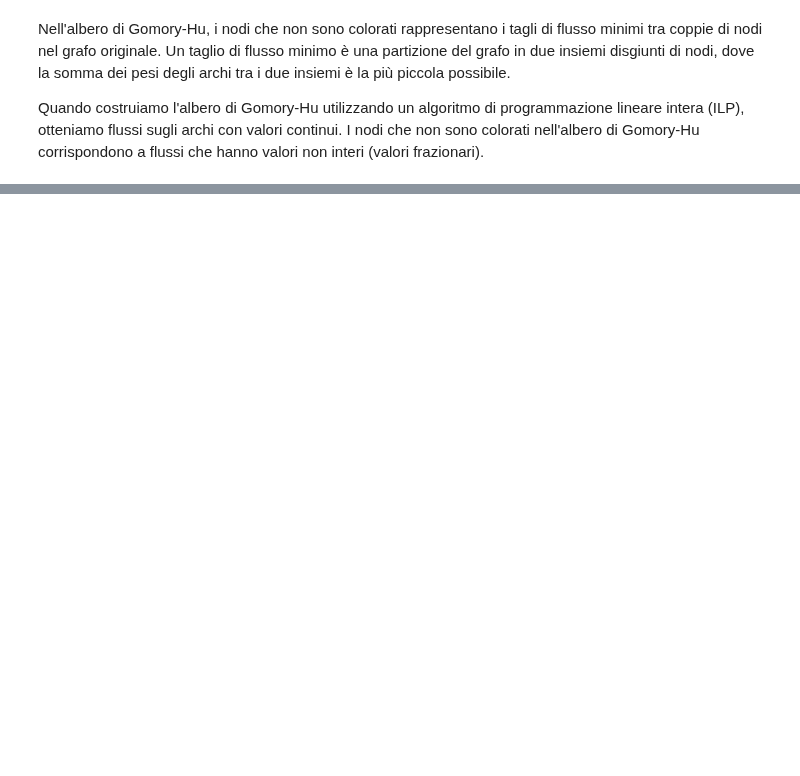
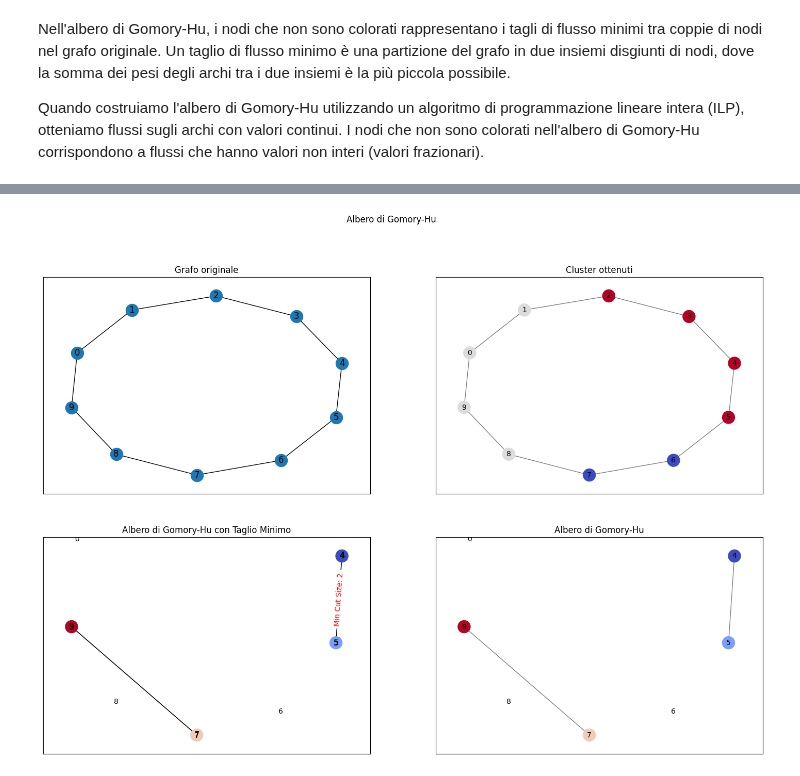
Before and after one commit to ele10-code/k-clustering, a Jupyter notebook: k-clustering.ipynb, the cells around one changed output, grey strips where cells are left out. Drawn from its saved outputs; the diff is of its cells as text; code cells hidden in the pictures; blank space fills up the shorter version.

```diff
--- a/k-clustering.ipynb
+++ b/k-clustering.ipynb
@@ -582,3 +472,95 @@ Tempo di esecuzione: 1.4756252765655518 secondi
 Nell'albero di Gomory-Hu, i nodi che non sono colorati rappresentano i tagli di flusso minimi tra coppie di nodi nel grafo originale. Un taglio di flusso minimo è una partizione del grafo in due insiemi disgiunti di nodi, dove la somma dei pesi degli archi tra i due insiemi è la più piccola possibile.
 
 Quando costruiamo l'albero di Gomory-Hu utilizzando un algoritmo di programmazione lineare intera (ILP), otteniamo flussi sugli archi con valori continui. I nodi che non sono colorati nell'albero di Gomory-Hu corrispondono a flussi che hanno valori non interi (valori frazionari).
+# %%
+import networkx as nx
+import matplotlib.pyplot as plt
+import pulp
+
+import time
+
+time_start = time.time()
+
+# Imposta le opzioni di stampa del solver a "normale"
+pulp.LpSolverDefault.msg = 0
+
+# ... (Il resto del codice rimane invariato)
+
+# Calcolo del multi-cut minimo
+min_multi_cut_size = float('inf')
+min_multi_cut_edge = None
+
+for edge in gomory_hu_tree.edges():
+    source_node, target_node = edge
+    cut_value, _ = nx.minimum_cut(G, source_node, target_node)
+    if cut_value < min_multi_cut_size:
+        min_multi_cut_size = cut_value
+        min_multi_cut_edge = edge
+
+# Visualizza il multi-cut minimo
+print("Multi-cut minimo:")
+print("Dimensione del multi-cut minimo:", min_multi_cut_size)
+print("Arco dell'albero di Gomory-Hu:", min_multi_cut_edge)
+
+# Registra l'istante di fine dell'esecuzione
+end_time = time.time()
+
+# Calcola il tempo di esecuzione in secondi
+execution_time = end_time - start_time
+
+print("=====================================================")
+print("Tempo di esecuzione:", execution_time, "secondi")
+print("=====================================================")
+
+
+
+# Per visualizzare i cluster
+pos = nx.spring_layout(G)  # Layout per posizionare i nodi
+plt.figure(figsize=(18, 12)) # Dimensione della figura
+plt.suptitle("Albero di Gomory-Hu")
+
+# Prima visualizzazione: Grafo originale con etichette dei nodi
+plt.subplot(2, 2, 1)
+plt.axis("on")
+nx.draw_networkx(G, pos, with_labels=True)
+plt.title("Grafo originale")
+
+# Seconda visualizzazione: Cluster ottenuti da Louvain
+plt.subplot(2, 2, 2)
+plt.axis("on")
+# Coloriamo i nodi in base all'etichetta del cluster
+nx.draw_networkx_nodes(G, pos, node_size=300, cmap=plt.get_cmap("coolwarm"), node_color=list(partition.values()))
+nx.draw_networkx_edges(G, pos, alpha=0.5)
+# Aggiungi le label dei nodi originali (etichette dei nodi iniziali)
+node_labels = {node: str(node) for node in G.nodes()}
+nx.draw_networkx_labels(G, pos, labels=node_labels, font_size=10, font_color='black')
+plt.title("Cluster ottenuti")
+
+# Terza visualizzazione: Albero di Gomory-Hu con taglio minimo evidenziato
+plt.subplot(2, 2, 3)
+plt.axis("on")
+nx.draw_networkx(gomory_hu_tree, pos, with_labels=True, node_size=300, cmap=plt.get_cmap("coolwarm"), node_color=list(gomory_hu_tree.nodes()))
+nx.draw_networkx_edges(gomory_hu_tree, pos, alpha=0.5)
+# Aggiungi l'etichetta per il taglio minimo
+nx.draw_networkx_edge_labels(gomory_hu_tree, pos, edge_labels={(min_multi_cut_edge[0], min_multi_cut_edge[1]): f"Min Cut Size: {min_multi_cut_size}"}, font_size=10, font_color='red')
+# Aggiungi le label dei nodi originali (etichette dei nodi iniziali)
+node_labels = {node: str(node) for node in G.nodes()}
+nx.draw_networkx_labels(gomory_hu_tree, pos, labels=node_labels, font_size=10, font_color='black')
+plt.title("Albero di Gomory-Hu con Taglio Minimo")
+
+
+# Quarta visualizzazione: Albero di Gomory-Hu
+plt.subplot(2, 2, 4)
+plt.axis("on")
+# Coloriamo i nodi dell'albero di Gomory-Hu con un diverso colormap
+# nx.draw_networkx_nodes(gomory_hu_tree, pos, node_size=300, cmap=plt.get_cmap("viridis"), node_color=list(gomory_hu_tree.nodes()))
+
+nx.draw_networkx_nodes(gomory_hu_tree, pos, node_size=300, cmap=plt.get_cmap("coolwarm"), node_color=list(gomory_hu_tree.nodes()))
+nx.draw_networkx_edges(gomory_hu_tree, pos, alpha=0.5)
+# Aggiungi le label dei nodi originali (etichette dei nodi iniziali)
+node_labels = {node: str(node) for node in G.nodes()}
+nx.draw_networkx_labels(gomory_hu_tree, pos, labels=node_labels, font_size=10, font_color='black')
+plt.title("Albero di Gomory-Hu")
+
+plt.show()
+# %% [output]
@@ -584,0 +573 @@ Quando costruiamo l'albero di Gomory-Hu utilizzando un algoritmo di programmazio
+[figure, added]
```
Also changed, not shown: parts of 6 cells of this notebook, 1 other file.
